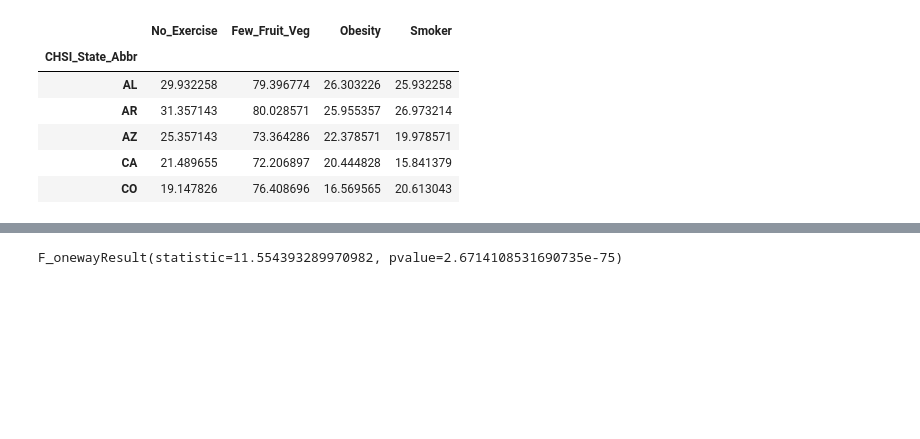
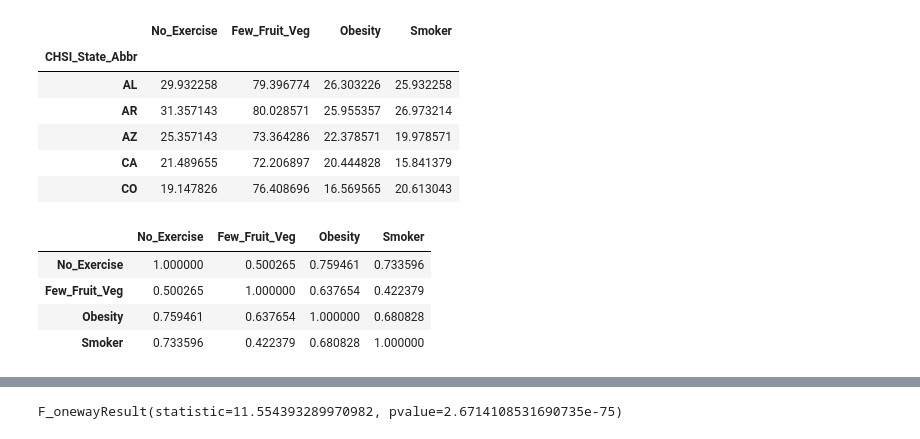
Before and after one commit to HenaVen/SMU_Pro1_Team4_repo, a Jupyter notebook: Obesity_RiskFactors_Correlation.ipynb, the cells around one changed output, grey strips where cells are left out. Cells and saved outputs as stored; diff of their text form; code cells hidden in the pictures; blank space fills up the shorter version.

```diff
--- a/Obesity_RiskFactors_Correlation.ipynb
+++ b/Obesity_RiskFactors_Correlation.ipynb
@@ -93,6 +93,14 @@ riskfactor_by_state.head()
 # %%
 # Sort it highest to lowest
 riskfactor_by_state_ascend = riskfactor_by_state.sort_values(['Obesity'], ascending=False)
+# %%
+riskfactor_by_state.corr()
+# %% [output]
+|  | No_Exercise | Few_Fruit_Veg | Obesity | Smoker |
+| No_Exercise | 1.000000 | 0.500265 | 0.759461 | 0.733596 |
+| Few_Fruit_Veg | 0.500265 | 1.000000 | 0.637654 | 0.422379 |
+| Obesity | 0.759461 | 0.637654 | 1.000000 | 0.680828 |
+| Smoker | 0.733596 | 0.422379 | 0.680828 | 1.000000 |
 # %%
 #Create Bar graph
 state_list = riskfactor_by_state_ascend.index
```
Also changed, not shown: 1 other file.
